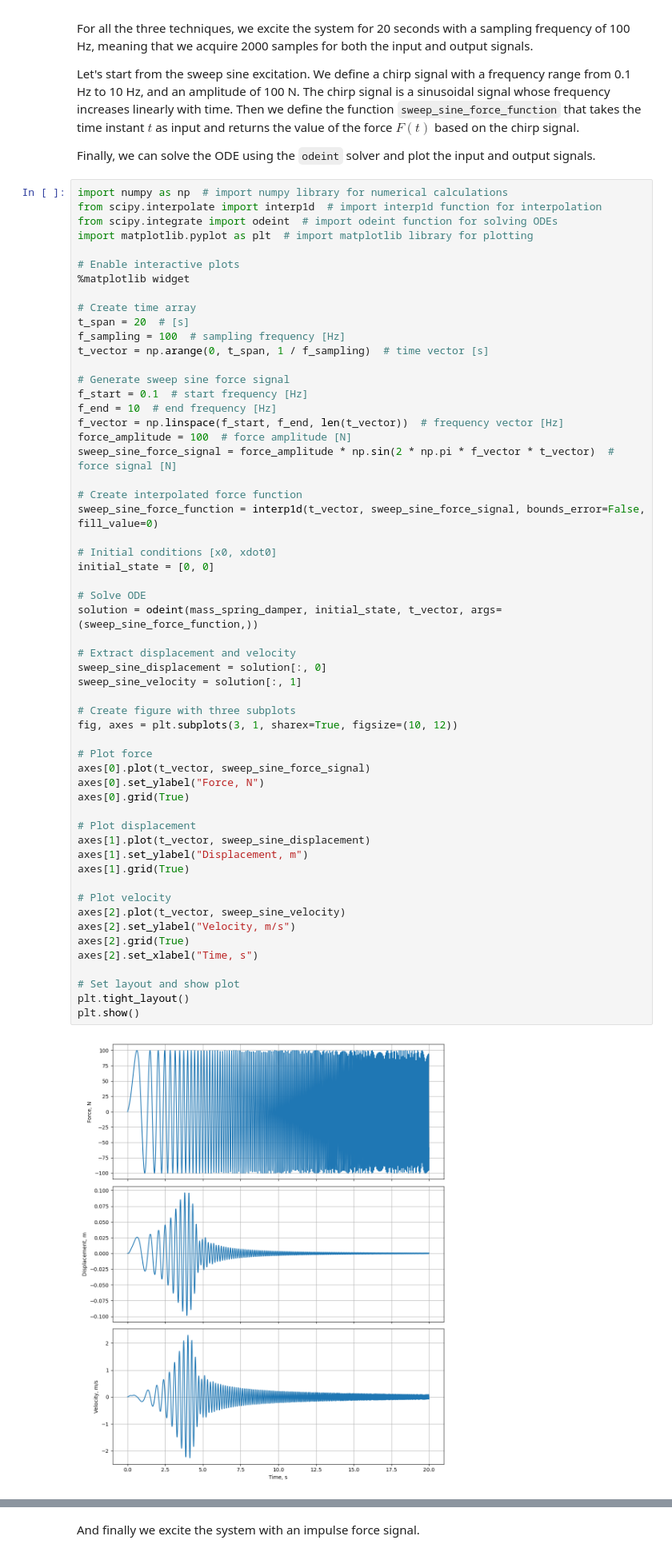
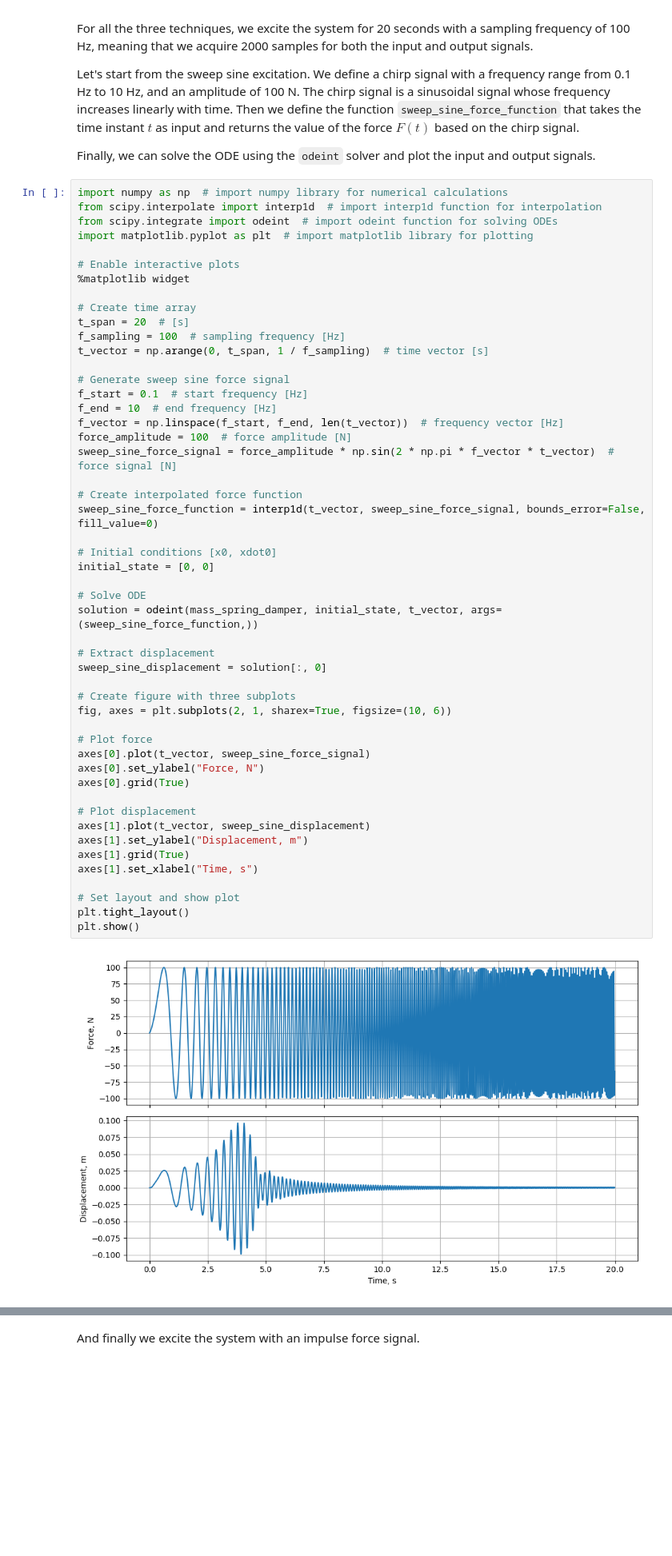
Before and after one commit to fmamitrotta/learn-aeroelastic-sid, a Jupyter notebook: notebooks/01_Identification_of_a_1-DOF_Mass-Spring-Damper_System_with_a_Discrete-time_ARX_Model.ipynb, the cells around one changed output, grey strips where cells are left out. Shown at 80% size. Drawn from its saved outputs; the diff is of its cells as text; blank space fills up the shorter version.

Commit message:
Eliminated velocity plots and resized figures. Improved markdown text.

```diff
--- a/notebooks/01_Identification_of_a_1-DOF_Mass-Spring-Damper_System_with_a_Discrete-time_ARX_Model.ipynb
+++ b/notebooks/01_Identification_of_a_1-DOF_Mass-Spring-Damper_System_with_a_Discrete-time_ARX_Model.ipynb
@@ -114,43 +114,37 @@ f_vector = np.linspace(f_start, f_end, len(t_vector))  # frequency vector [Hz]
 force_amplitude = 100  # force amplitude [N]
 sweep_sine_force_signal = force_amplitude * np.sin(2 * np.pi * f_vector * t_vector)  # force signal [N]
 
 # Create interpolated force function
 sweep_sine_force_function = interp1d(t_vector, sweep_sine_force_signal, bounds_error=False, fill_value=0)
 
 # Initial conditions [x0, xdot0]
 initial_state = [0, 0]
 
 # Solve ODE
 solution = odeint(mass_spring_damper, initial_state, t_vector, args=(sweep_sine_force_function,))
 
-# Extract displacement and velocity
+# Extract displacement
 sweep_sine_displacement = solution[:, 0]
-sweep_sine_velocity = solution[:, 1]
 
 # Create figure with three subplots
-fig, axes = plt.subplots(3, 1, sharex=True, figsize=(10, 12))
+fig, axes = plt.subplots(2, 1, sharex=True, figsize=(10, 6))
 
 # Plot force
 axes[0].plot(t_vector, sweep_sine_force_signal)
 axes[0].set_ylabel("Force, N")
 axes[0].grid(True)
 
 # Plot displacement
 axes[1].plot(t_vector, sweep_sine_displacement)
 axes[1].set_ylabel("Displacement, m")
 axes[1].grid(True)
-
-# Plot velocity
-axes[2].plot(t_vector, sweep_sine_velocity)
-axes[2].set_ylabel("Velocity, m/s")
-axes[2].grid(True)
-axes[2].set_xlabel("Time, s")
+axes[1].set_xlabel("Time, s")
 
 # Set layout and show plot
 plt.tight_layout()
 plt.show()
 # %% [output]
-[figure, old version]
+[figure, new version]
 # %% [markdown]
 Then we excite the system with a random force signal. We create this signal by generating random samples from a normal distribution with zero mean and unit variance, and then we scale the signal to have a Root Mean Square (RMS) value of 100 N.
 # %%
```
Also changed, not shown: parts of 4 cells of this notebook.
